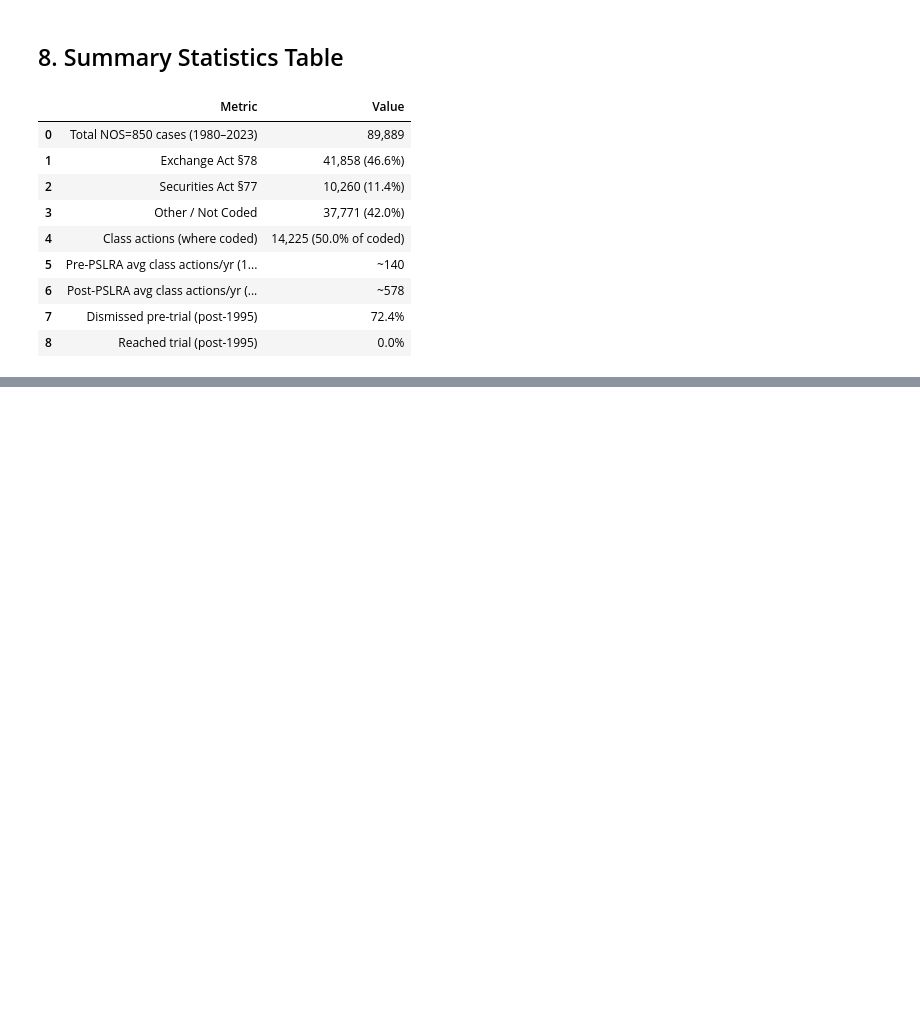
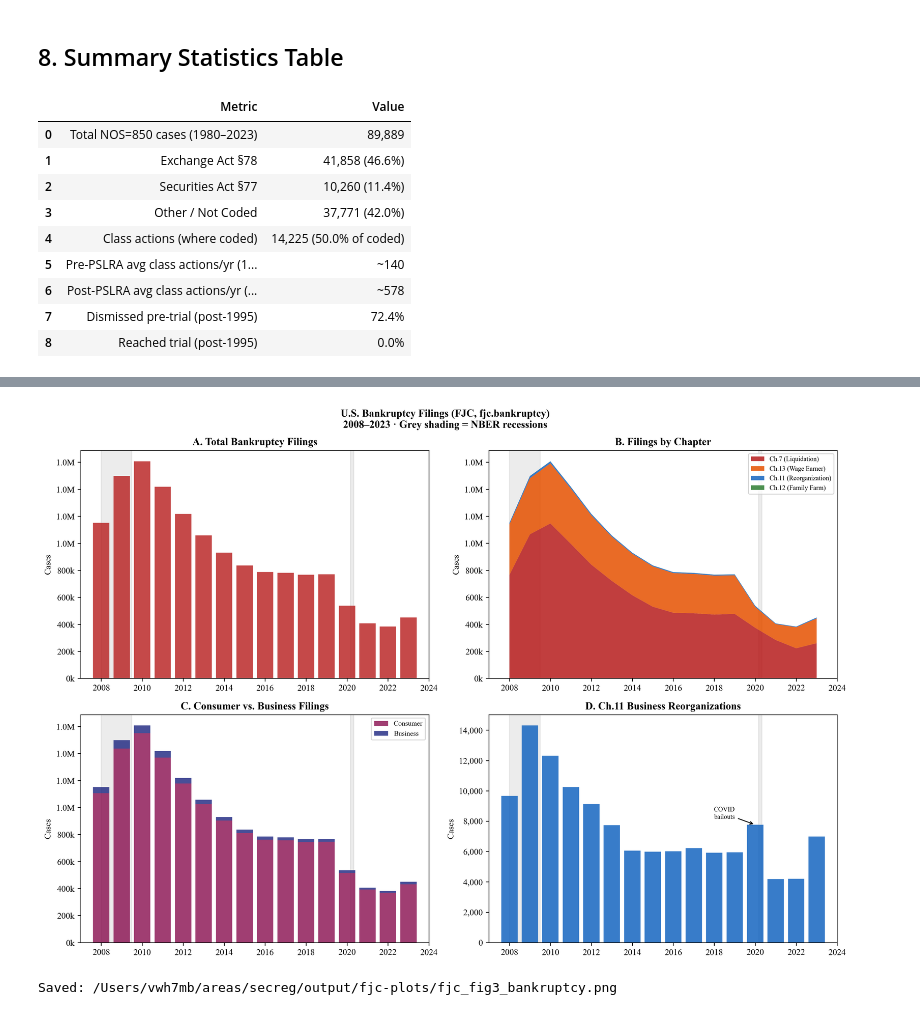
Before and after one commit to edwinhu/claude-plugins, a Jupyter notebook: skills/wrds/examples/fjc_eda.ipynb, the cells around one changed output, grey strips where cells are left out. Saved outputs shown, nothing was run; the diff lists cells and outputs as text; code cells hidden in the pictures; blank space fills up the shorter version.

```diff
--- a/skills/wrds/examples/fjc_eda.ipynb
+++ b/skills/wrds/examples/fjc_eda.ipynb
@@ -468,0 +582,69 @@ display(summary)
+# %%
+fig, axes = plt.subplots(2, 2, figsize=(13, 9))
+fig.suptitle('U.S. Bankruptcy Filings (FJC, fjc.bankruptcy)\n2008–2023 · Grey shading = NBER recessions',
+             fontsize=12, fontweight='bold')
+
+yr_bk = bk_total.index.values
+
+# A: Total filings with recession shading
+ax = axes[0, 0]
+ax.bar(yr_bk, bk_total.values, color='#B71C1C', alpha=0.8, width=0.8)
+add_recession_shading(ax)
+ax.set_title('A. Total Bankruptcy Filings', fontweight='bold')
+ax.set_ylabel('Cases')
+ax.yaxis.set_major_formatter(mticker.FuncFormatter(lambda x, p: f'{int(x/1e6):.1f}M' if x >= 1e6 else f'{int(x/1e3):.0f}k'))
+ax.set_xlim(2007, 2024)
+
+# B: By chapter (stacked)
+ax = axes[0, 1]
+ch_cols = ['Ch.7 (Liquidation)', 'Ch.13 (Wage Earner)', 'Ch.11 (Reorganization)', 'Ch.12 (Family Farm)']
+ch_cols = [c for c in ch_cols if c in bk_by_ch.columns]
+colors_ch = ['#B71C1C', '#E65100', '#1565C0', '#2E7D32']
+ax.stackplot(yr_bk,
+             *[bk_by_ch.get(c, pd.Series(0, index=bk_by_ch.index)) for c in ch_cols],
+             labels=ch_cols, colors=colors_ch[:len(ch_cols)], alpha=0.85)
+add_recession_shading(ax)
+ax.set_title('B. Filings by Chapter', fontweight='bold')
+ax.set_ylabel('Cases')
+ax.legend(fontsize=7.5, loc='upper right')
+ax.yaxis.set_major_formatter(mticker.FuncFormatter(lambda x, p: f'{int(x/1e6):.1f}M' if x >= 1e6 else f'{int(x/1e3):.0f}k'))
+ax.set_xlim(2007, 2024)
+
+# C: Business vs Consumer
+ax = axes[1, 0]
+if 'Consumer' in bk_by_nd.columns:
+    ax.bar(yr_bk, bk_by_nd.get('Consumer', 0), color='#880E4F', alpha=0.8, width=0.8, label='Consumer')
+if 'Business' in bk_by_nd.columns:
+    ax.bar(yr_bk, bk_by_nd.get('Business', 0),
+           bottom=bk_by_nd.get('Consumer', pd.Series(0, index=bk_by_nd.index)),
+           color='#1A237E', alpha=0.8, width=0.8, label='Business')
+add_recession_shading(ax)
+ax.set_title('C. Consumer vs. Business Filings', fontweight='bold')
+ax.set_ylabel('Cases')
+ax.legend(fontsize=8)
+ax.yaxis.set_major_formatter(mticker.FuncFormatter(lambda x, p: f'{int(x/1e6):.1f}M' if x >= 1e6 else f'{int(x/1e3):.0f}k'))
+ax.set_xlim(2007, 2024)
+
+# D: Ch.11 business reorganizations (law student focus)
+ax = axes[1, 1]
+ch11_biz = df_bk[(df_bk['chapter'] == '11') & (df_bk['nature_debt'] == 'b')].groupby('yr')['n_cases'].sum()
+ax.bar(ch11_biz.index, ch11_biz.values, color='#1565C0', alpha=0.85, width=0.8)
+add_recession_shading(ax)
+ax.set_title('D. Ch.11 Business Reorganizations', fontweight='bold')
+ax.set_ylabel('Cases')
+ax.yaxis.set_major_formatter(mticker.FuncFormatter(lambda x, p: f'{int(x):,}'))
+ax.set_xlim(2007, 2024)
+# Annotate COVID bump
+ax.annotate('COVID\nbailouts', xy=(2020, ch11_biz.get(2020, 0)),
+            xytext=(2018.5, ch11_biz.get(2020, 0) * 1.05),
+            arrowprops=dict(arrowstyle='->', color='black'), fontsize=7.5, ha='center')
+
+plt.tight_layout()
+out_path = os.path.expanduser('~/areas/secreg/output/fjc-plots/fjc_fig3_bankruptcy.png')
+os.makedirs(os.path.dirname(out_path), exist_ok=True)
+plt.savefig(out_path, dpi=300, bbox_inches='tight', facecolor='white')
+plt.show()
+print(f"Saved: {out_path}")
+# %% [output]
+[figure, added]
+Saved: /Users/vwh7mb/areas/secreg/output/fjc-plots/fjc_fig3_bankruptcy.png
```
Also changed, not shown: parts of 4 cells of this notebook, 1 other file.
